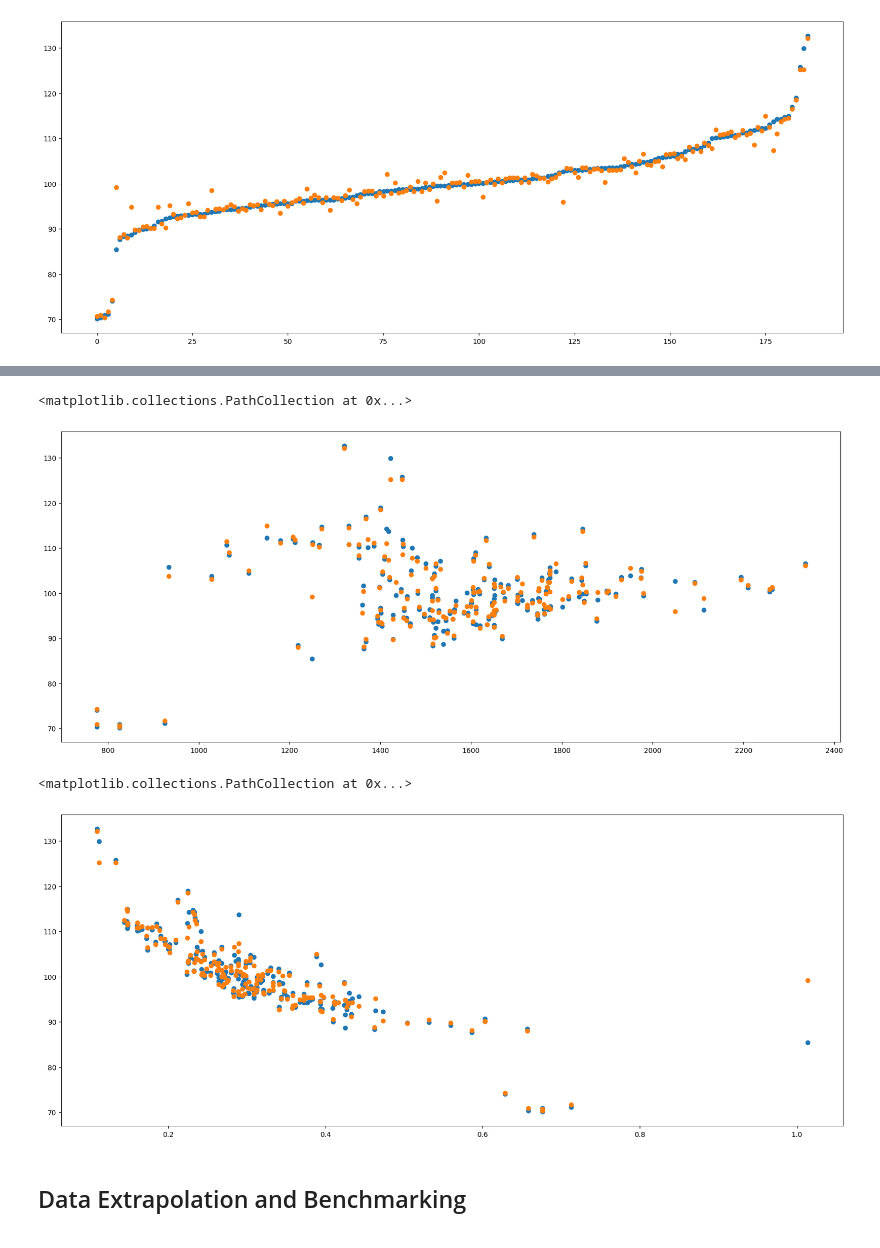
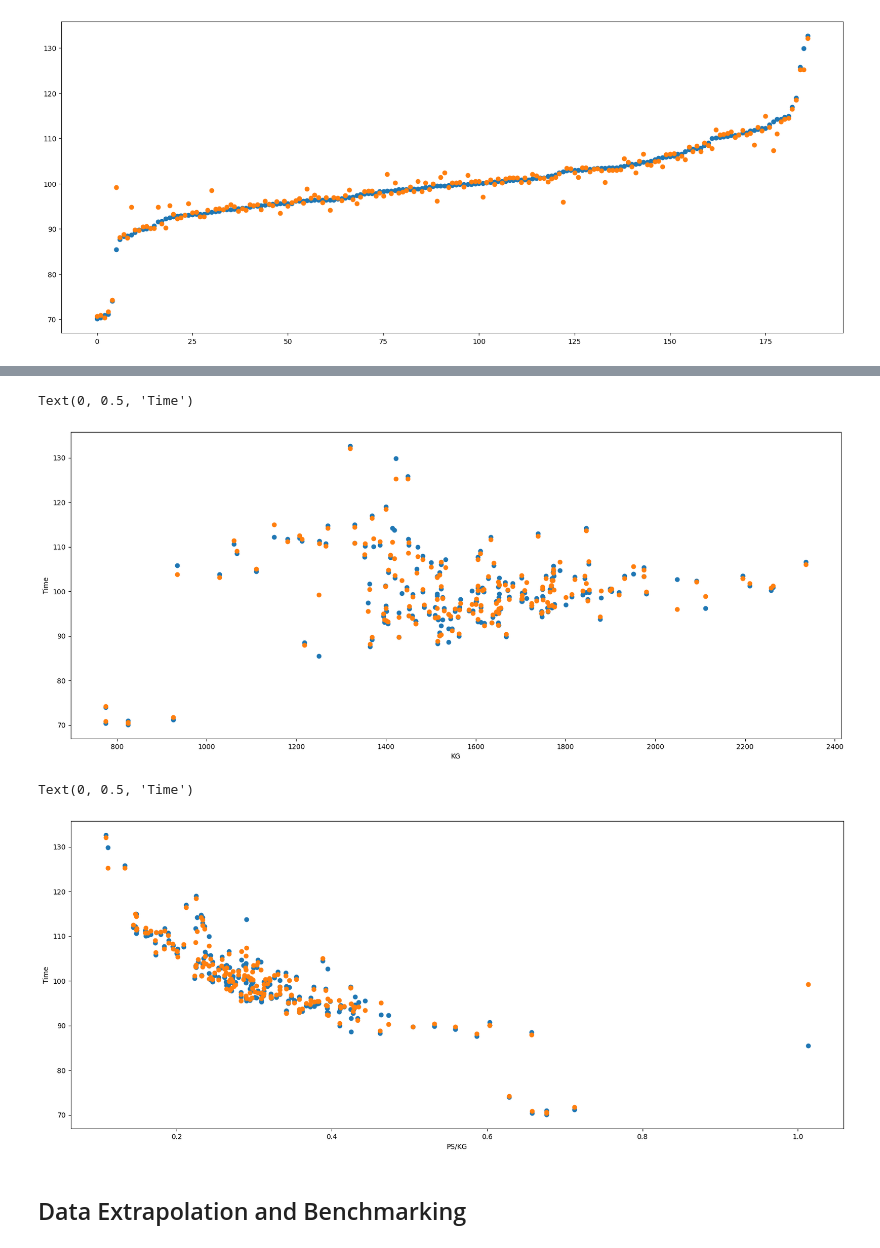
Before and after one commit to RJMNillo/LagunaSecaLapTimes, a Jupyter notebook: PredictingLapTimes.ipynb, the cells around one changed output, grey strips where cells are left out. Saved outputs shown, nothing was run; the diff lists cells and outputs as text; code cells hidden in the pictures.

```diff
--- a/PredictingLapTimes.ipynb
+++ b/PredictingLapTimes.ipynb
@@ -458,17 +461,21 @@ plt.scatter(x = knnpredictioncopy["PS"], y = knnpredictioncopy["Time"])
 # %%
 plt.figure(figsize = (20,8))
 plt.scatter(x = df["Weight_KG"], y = df["Time"])
 plt.scatter(x = knnpredictioncopy["Weight_KG"], y = knnpredictioncopy["Time"])
+plt.xlabel("KG")
+plt.ylabel("Time")
 # %% [output]
-<matplotlib.collections.PathCollection at 0x...>
+Text(0, 0.5, 'Time')
-[figure, old version]
+[figure, new version]
 # %%
 plt.figure(figsize = (20,8))
 plt.scatter(x = df["PS"]/df["Weight_KG"], y = df["Time"])
 plt.scatter(x = knnpredictioncopy["PS"]/knnpredictioncopy["Weight_KG"], y = knnpredictioncopy["Time"])
+plt.xlabel("PS/KG")
+plt.ylabel("Time")
 # %% [output]
-<matplotlib.collections.PathCollection at 0x...>
+Text(0, 0.5, 'Time')
-[figure, old version]
+[figure, new version]
 # %% [markdown]
 ## Data Extrapolation and Benchmarking
 # %%
```
Also changed, not shown: parts of 6 cells of this notebook.
